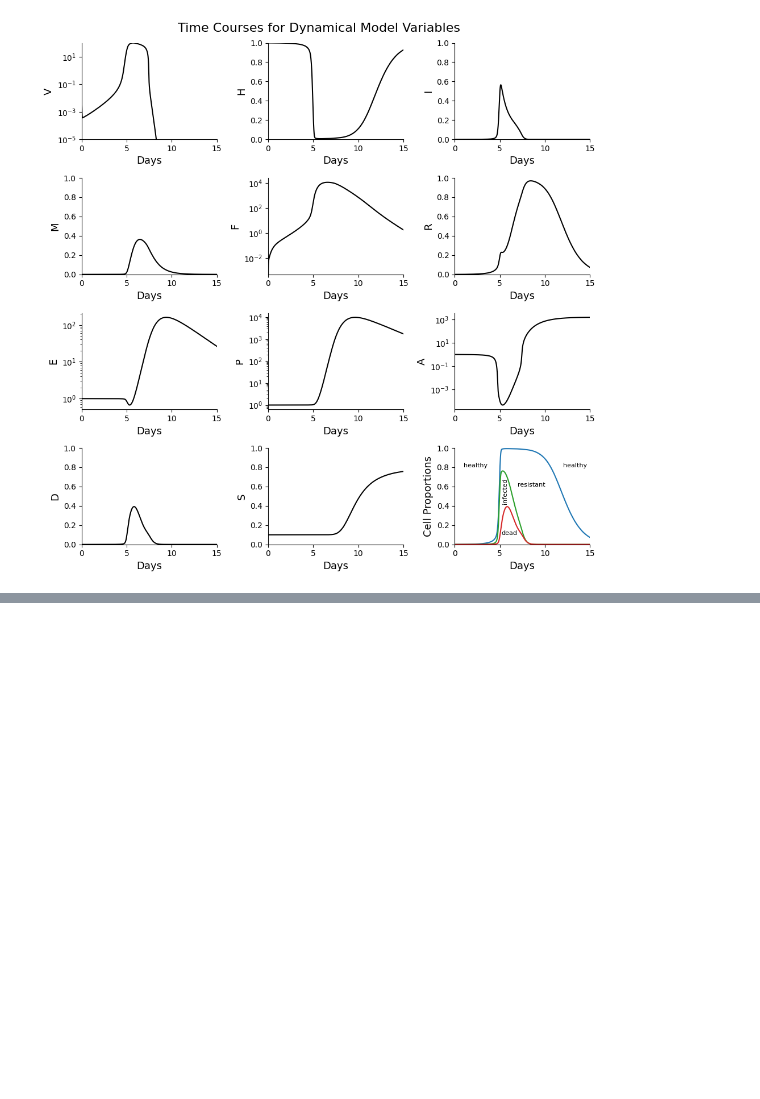
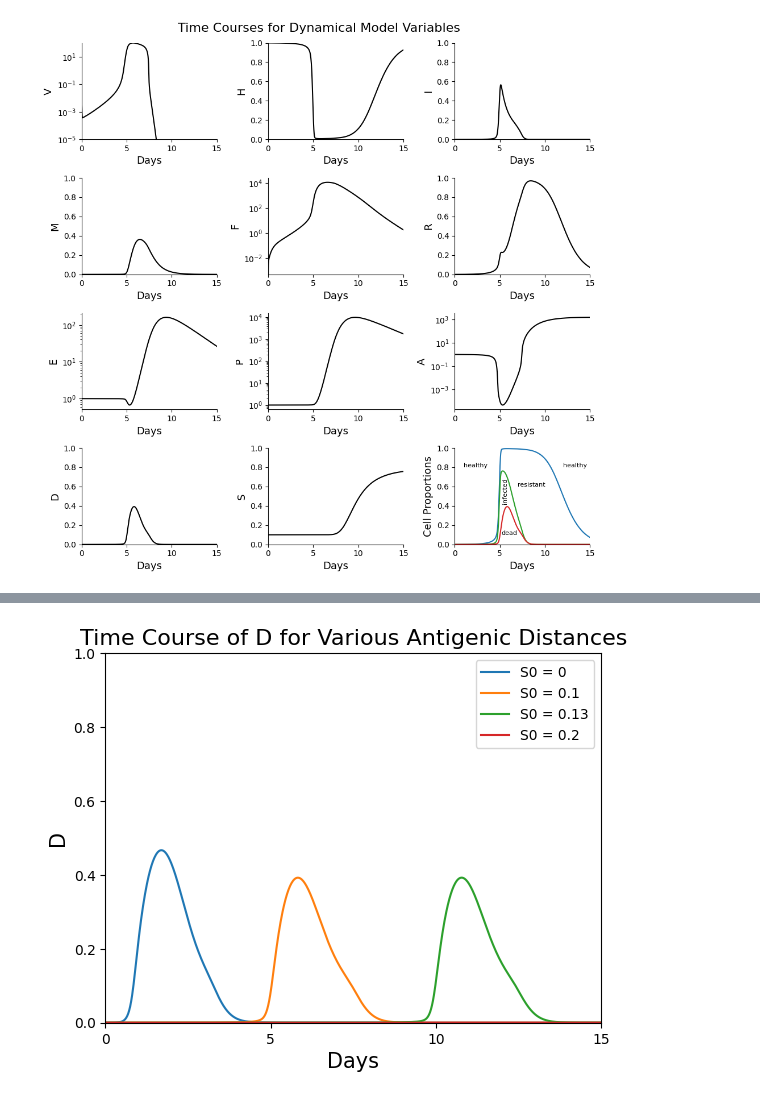
Before and after one commit to mkayeterry/MCDB172, a Jupyter notebook: final/flu_revised.ipynb, the cells around one changed output, grey strips where cells are left out. Drawn from its saved outputs; the diff is of its cells as text; code cells hidden in the pictures; blank space fills up the shorter version.

```diff
--- a/final/flu_revised.ipynb
+++ b/final/flu_revised.ipynb
@@ -247,0 +250,51 @@ plt.show()
+# %%
+# Figure 3
+
+# -------------- Time course --------------
+
+# List various values for initial antigenic distance
+S0_lst = [0, 0.1, 0.13, 0.2]
+
+# Create empty lists to store results
+V_AD, D_AD = [], []
+
+# Loop through each value of initial antigenic distances
+for i in range(len(S0_lst)):
+
+    # Define initial state with current antigenic distance value
+    state0 = [V0, H0, I0, M0, F0, R0, E0, P0, A0, S0_lst[i]]
+
+    # Solve ODEs using revised initial state and standard parameters
+    state = odeint(get_deriv, state0, t, args=(params_std,))
+
+    # Extract the results for V, H, I, and R
+    V = state[:, 0]
+    H = state[:, 1]
+    I = state[:, 2]
+    R = state[:, 5]
+
+    # Calculate the results for the proportion of dead cells
+    D = 1 - H - R - I
+
+    # Append results to respective lists
+    V_AD.append(V), D_AD.append(D)
+
+# Plot trajectories for different initial conditions
+for i in range(len(S0_lst)):
+    plt.plot(t, D_AD[i], label='S0 = {}'.format(S0_lst[i]))
+
+# Set title and labels/scales for the axes
+plt.title('Time Course of D for Various Antigenic Distances', fontsize = 16)
+plt.xlabel('Days', fontsize=15)
+plt.ylabel('D', fontsize=15)
+xticks = np.arange(0, 16, 5)
+plt.xticks(xticks)
+plt.xlim(0, 15)
+plt.ylim(0, 1.0)
+
+# Add legend, save figure, and show time course
+plt.legend()
+plt.savefig('figure3', dpi = 300)
+plt.show()
+# %% [output]
+[figure, added]
```
Also changed, not shown: parts of 9 cells of this notebook, 18 other files.
